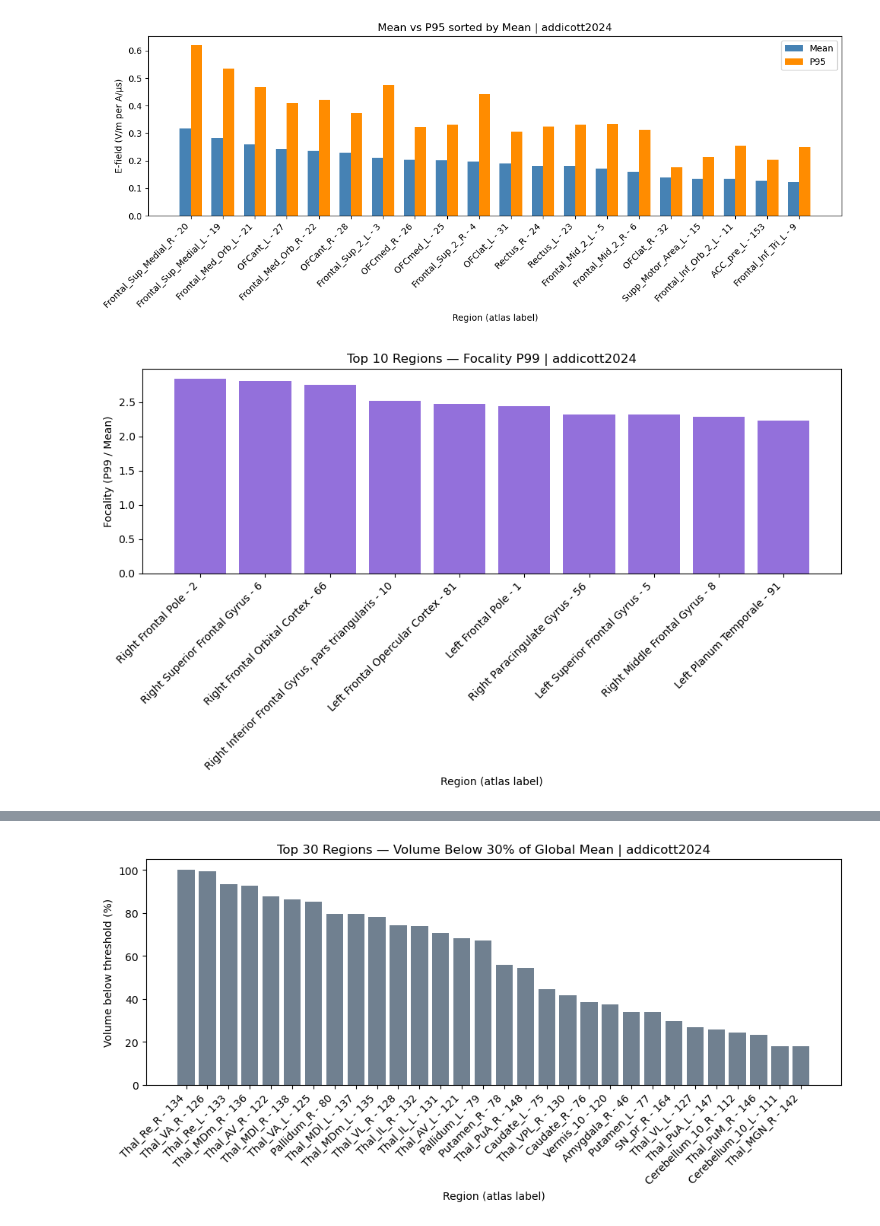
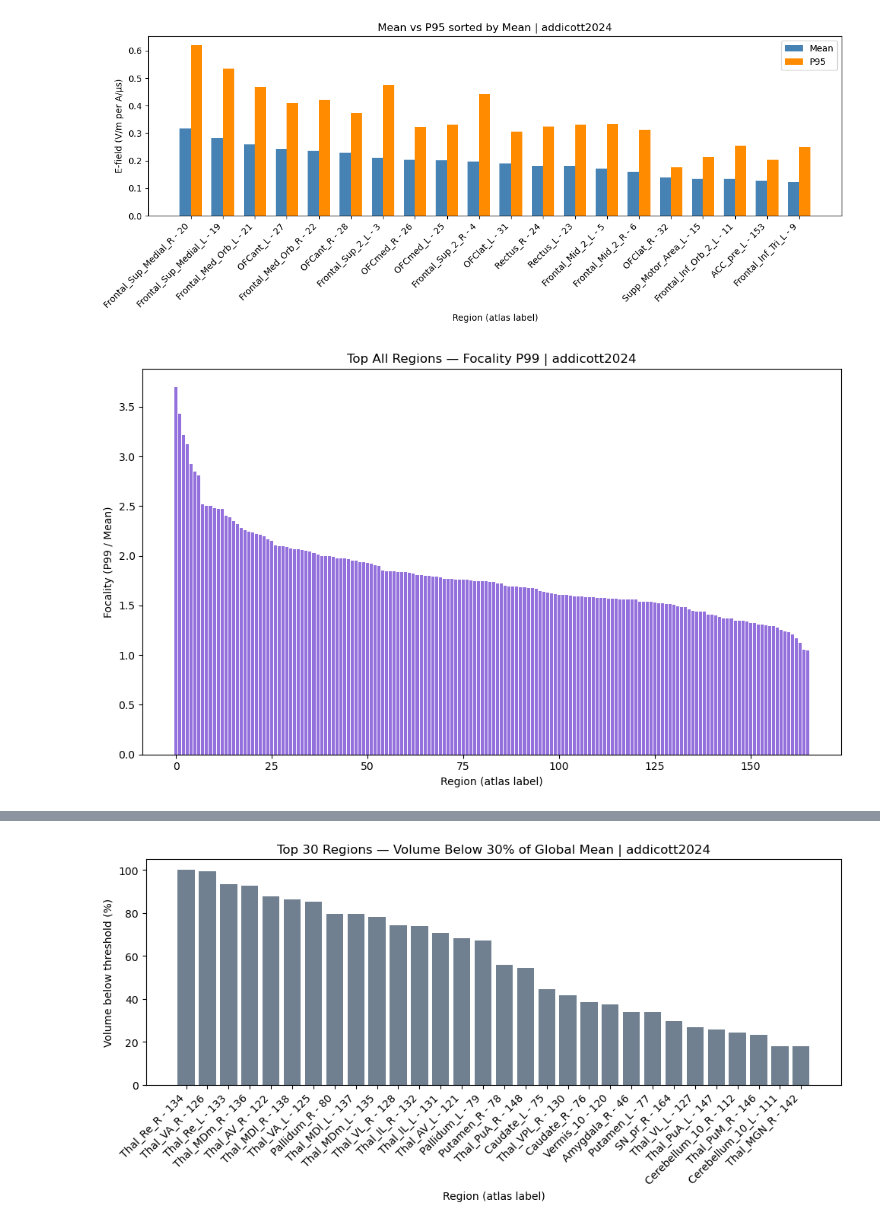
Before and after one commit to BastienBedard/SimNIBS_edits_2026, a Jupyter notebook: analysis/graph_TMS.ipynb, the cells around one changed output, grey strips where cells are left out. Cells and saved outputs as stored; diff of their text form; code cells hidden in the pictures.

Commit message:
ajout des méthodes pour médiane et stimulation ratio

```diff
--- a/analysis/graph_TMS.ipynb
+++ b/analysis/graph_TMS.ipynb
@@ -9,4 +10,4 @@ sys.path.append(str(Path.cwd().parent / "analysis"))
 # %%
 # ─── Study id ─────────────────
 study_id = "addicott2024"
-p = ProtocoleAnalysis(study_id=study_id, HO_atlas=True)
+p = ProtocoleAnalysis(study_id=study_id, HO_atlas=False)
@@ -200,24 +334,24 @@ plt.show()
 # %% [output]
 [figure]
 # %%
-# ── Cellule — Focality (P95/Mean ratio) ──────────────────────────────────────
-n          = 10
+# — Focality (P95/Mean ratio) ──────────────────────────────────────
+n          = "all"
 percentile = 99
 top        = p.rank_regions(n=n, metric="focality", percentile=percentile)
 region_ids = [r[0] for r in top]
 values     = [r[1] for r in top]
 labels     = p.get_labels_for_regions(region_ids)
 
 n_label = "All" if n == "all" else n
 fig, ax = plt.subplots(figsize=(10, 6))
 ax.bar(np.arange(len(top)), values, color="mediumpurple")
 if type(n) is not str and n <= 50:
     ax.set_xticks(range(len(labels)))
     ax.set_xticklabels(labels, rotation=45, ha="right")
 ax.set_xlabel("Region (atlas label)")
 ax.set_ylabel(f"Focality (P{percentile} / Mean)")
 ax.set_title(f"Top {n_label} Regions — Focality P{percentile} | {study_id}")
 plt.tight_layout()
 plt.show()
 # %% [output]
-[figure, old version]
+[figure, new version]
```
Also changed, not shown: parts of 16 cells of this notebook, 1 other file.
